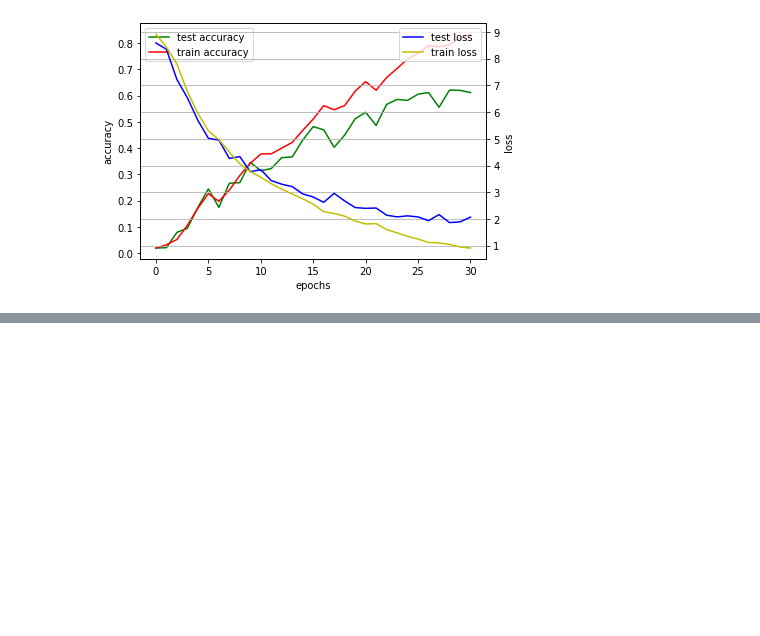
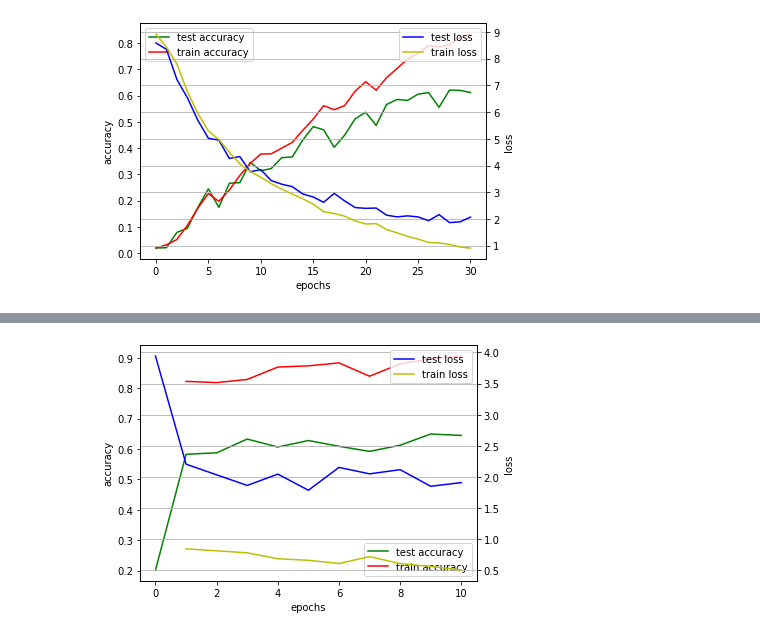
Before and after one commit to 1337Eddy/PruningBirdNet, a Jupyter notebook: visualizations.ipynb, the cells around one changed output, grey strips where cells are left out. Cells and saved outputs as stored; diff of their text form; code cells hidden in the pictures; blank space fills up the shorter version.

```diff
--- a/visualizations.ipynb
+++ b/visualizations.ipynb
@@ -52,0 +68,4 @@ plot_graphs("models/puned/both_06/birdnet_v3.pt")
+# %%
+plot_graphs("models/pruned/block_25/birdnet_final.pt", "25")
+# %% [output]
+[figure, added]
```
Also changed, not shown: parts of 9 cells of this notebook, 4 other files.
